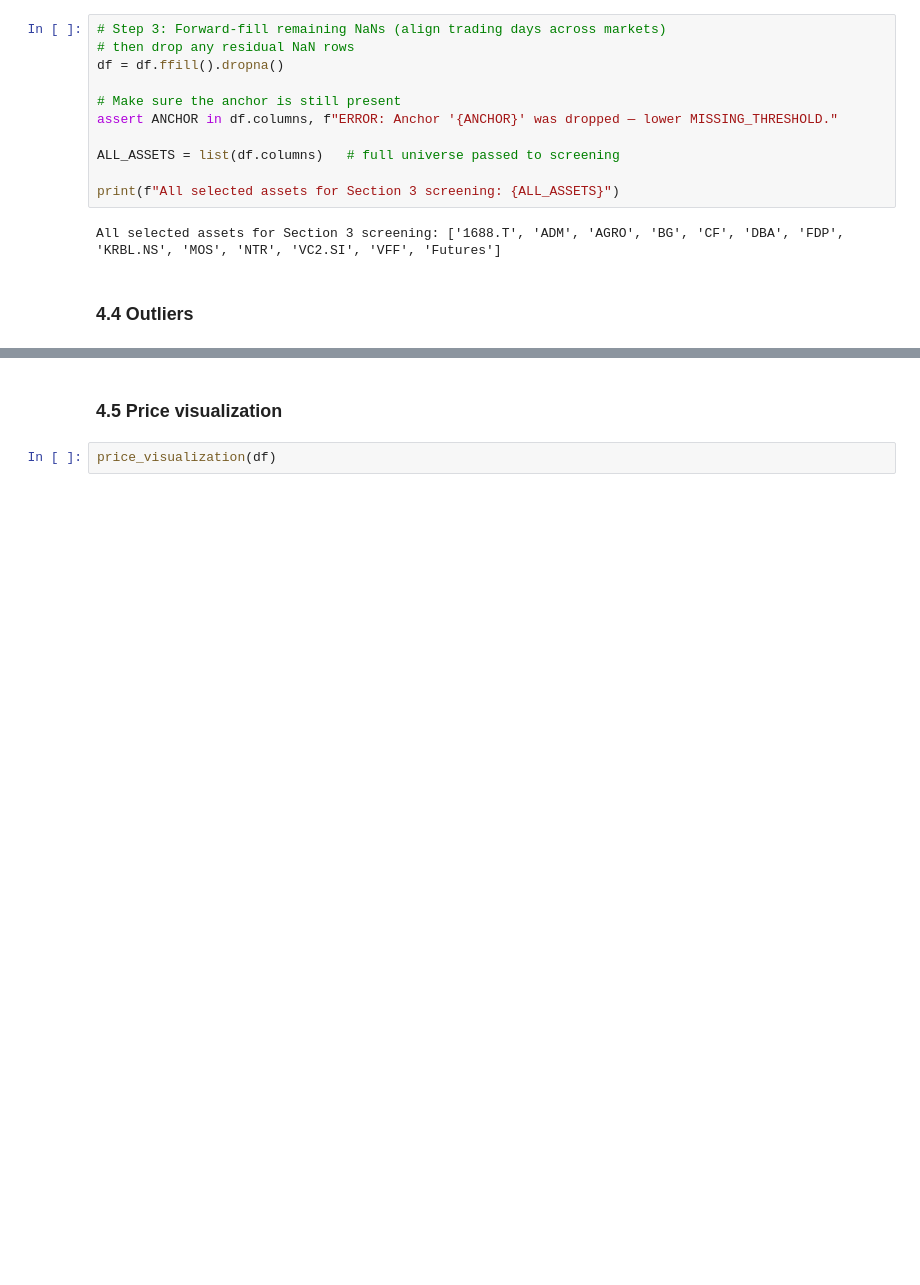
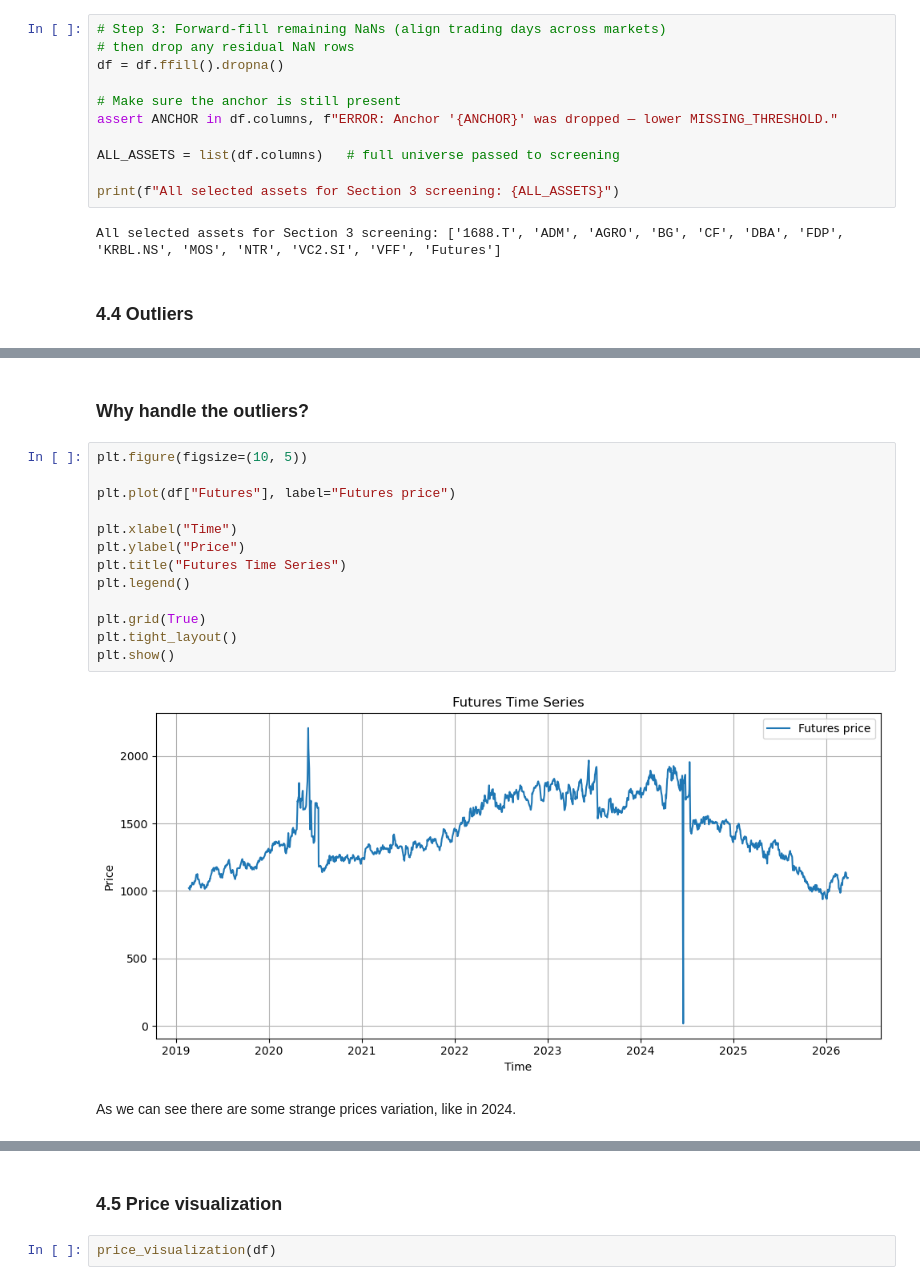
Before and after one commit to NatachaGsn/rice-trading-project, a Jupyter notebook: data.ipynb, the cells around one changed output, grey strips where cells are left out. Saved outputs shown, nothing was run; the diff lists cells and outputs as text; blank space fills up the shorter version.

```diff
--- a/data.ipynb
+++ b/data.ipynb
@@ -351,0 +336,19 @@ df
+# %% [markdown]
+### Why handle the outliers?
+# %%
+plt.figure(figsize=(10, 5))
+
+plt.plot(df["Futures"], label="Futures price")
+
+plt.xlabel("Time")
+plt.ylabel("Price")
+plt.title("Futures Time Series")
+plt.legend()
+
+plt.grid(True)
+plt.tight_layout()
+plt.show()
+# %% [output]
+[figure, added]
+# %% [markdown]
+As we can see there are some strange prices variation, like in 2024.
```
Also changed, not shown: parts of 6 cells of this notebook, 1 other file.
